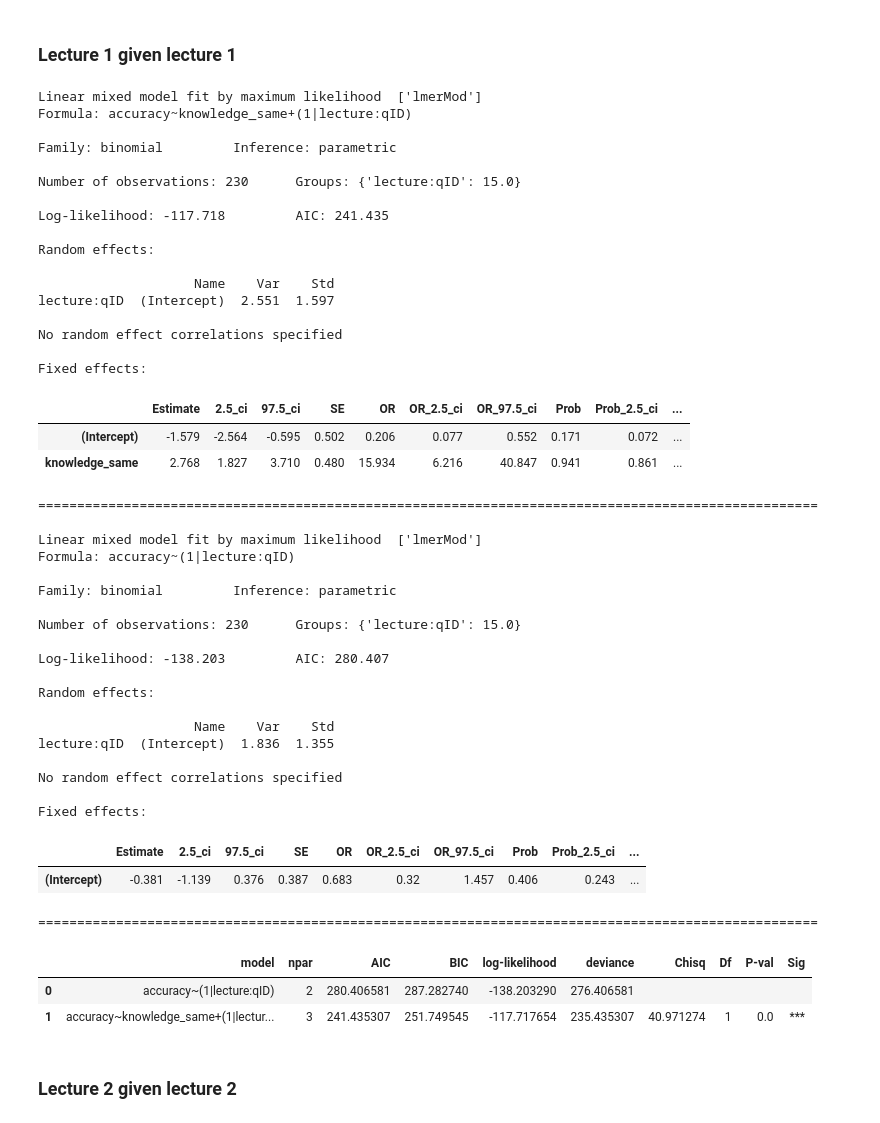
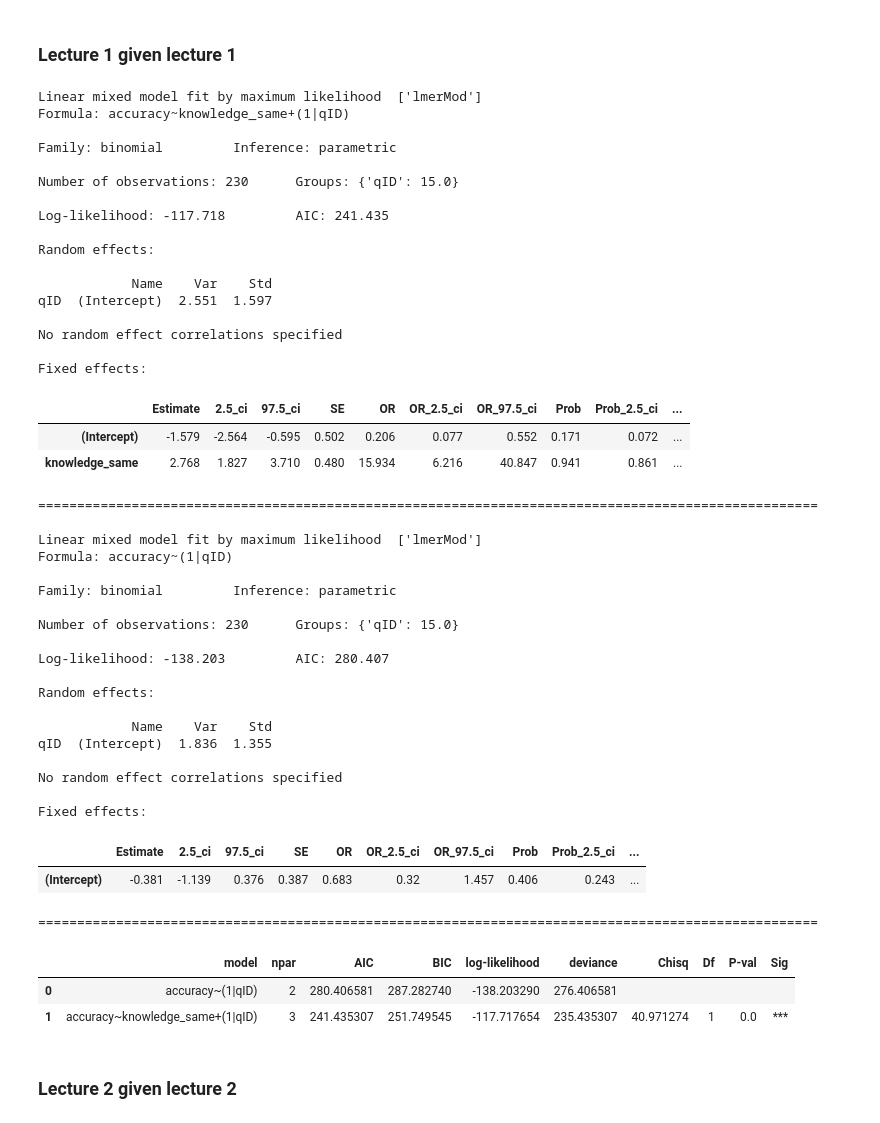
Before and after one commit to paxtonfitzpatrick/efficient-learning-khan, a Jupyter notebook: code/notebooks/main/5_predictive-analyses.ipynb, the cells around one changed output. Cells and saved outputs as stored; diff of their text form; code cells hidden in the pictures.

```diff
--- a/code/notebooks/main/5_predictive-analyses.ipynb
+++ b/code/notebooks/main/5_predictive-analyses.ipynb
@@ -524,10 +525,10 @@ quiz1_lec1_within_data = quiz1_lme_data.loc[
     (~quiz1_lme_data['knowledge_same'].isna())
 ]
 
-mod = Lmer('accuracy ~ knowledge_same + (1|lecture:qID)',
+mod = Lmer('accuracy ~ knowledge_same + (1|qID)',
            data=quiz1_lec1_within_data,
            family='binomial')
-null_mod = Lmer('accuracy ~ (1|lecture:qID)',
+null_mod = Lmer('accuracy ~ (1|qID)',
                 data=quiz1_lec1_within_data,
                 family='binomial')
 
@@ -541,50 +542,50 @@ display(lrt_result)
 models['quiz1']['lec1_within'] = {'mod': mod, 'null_mod': null_mod, 'lrt': lrt_result}
 # %% [output]
 Linear mixed model fit by maximum likelihood  ['lmerMod']
-Formula: accuracy~knowledge_same+(1|lecture:qID)
+Formula: accuracy~knowledge_same+(1|qID)
 
 Family: binomial         Inference: parametric
 
-Number of observations: 230      Groups: {'lecture:qID': 15.0}
+Number of observations: 230      Groups: {'qID': 15.0}
 
 Log-likelihood: -117.718         AIC: 241.435
 
 Random effects:
 
-                    Name    Var    Std
-lecture:qID  (Intercept)  2.551  1.597
+            Name    Var    Std
+qID  (Intercept)  2.551  1.597
 
 No random effect correlations specified
 
 Fixed effects:
 |  | Estimate | 2.5_ci | 97.5_ci | SE | OR | OR_2.5_ci | OR_97.5_ci | Prob | Prob_2.5_ci | ... |
 | (Intercept) | -1.579 | -2.564 | -0.595 | 0.502 | 0.206 | 0.077 | 0.552 | 0.171 | 0.072 | ... |
 | knowledge_same | 2.768 | 1.827 | 3.710 | 0.480 | 15.934 | 6.216 | 40.847 | 0.941 | 0.861 | ... |
 ====================================================================================================
 
 Linear mixed model fit by maximum likelihood  ['lmerMod']
-Formula: accuracy~(1|lecture:qID)
+Formula: accuracy~(1|qID)
 
 Family: binomial         Inference: parametric
 
-Number of observations: 230      Groups: {'lecture:qID': 15.0}
+Number of observations: 230      Groups: {'qID': 15.0}
 
 Log-likelihood: -138.203         AIC: 280.407
 
 Random effects:
 
-                    Name    Var    Std
-lecture:qID  (Intercept)  1.836  1.355
+            Name    Var    Std
+qID  (Intercept)  1.836  1.355
 
 No random effect correlations specified
 
 Fixed effects:
 |  | Estimate | 2.5_ci | 97.5_ci | SE | OR | OR_2.5_ci | OR_97.5_ci | Prob | Prob_2.5_ci | ... |
 | (Intercept) | -0.381 | -1.139 | 0.376 | 0.387 | 0.683 | 0.32 | 1.457 | 0.406 | 0.243 | ... |
 ====================================================================================================
 |  | model | npar | AIC | BIC | log-likelihood | deviance | Chisq | Df | P-val | Sig |
-| 0 | accuracy~(1|lecture:qID) | 2 | 280.406581 | 287.282740 | -138.203290 | 276.406581 |  |  |  |  |
-| 1 | accuracy~knowledge_same+(1|lectur... | 3 | 241.435307 | 251.749545 | -117.717654 | 235.435307 | 40.971274 | 1 | 0.0 | *** |
+| 0 | accuracy~(1|qID) | 2 | 280.406581 | 287.282740 | -138.203290 | 276.406581 |  |  |  |  |
+| 1 | accuracy~knowledge_same+(1|qID) | 3 | 241.435307 | 251.749545 | -117.717654 | 235.435307 | 40.971274 | 1 | 0.0 | *** |
 # %% [markdown]
 ### Lecture 2 given lecture 2
 # %%
```
Also changed, not shown: parts of 7 cells of this notebook.
